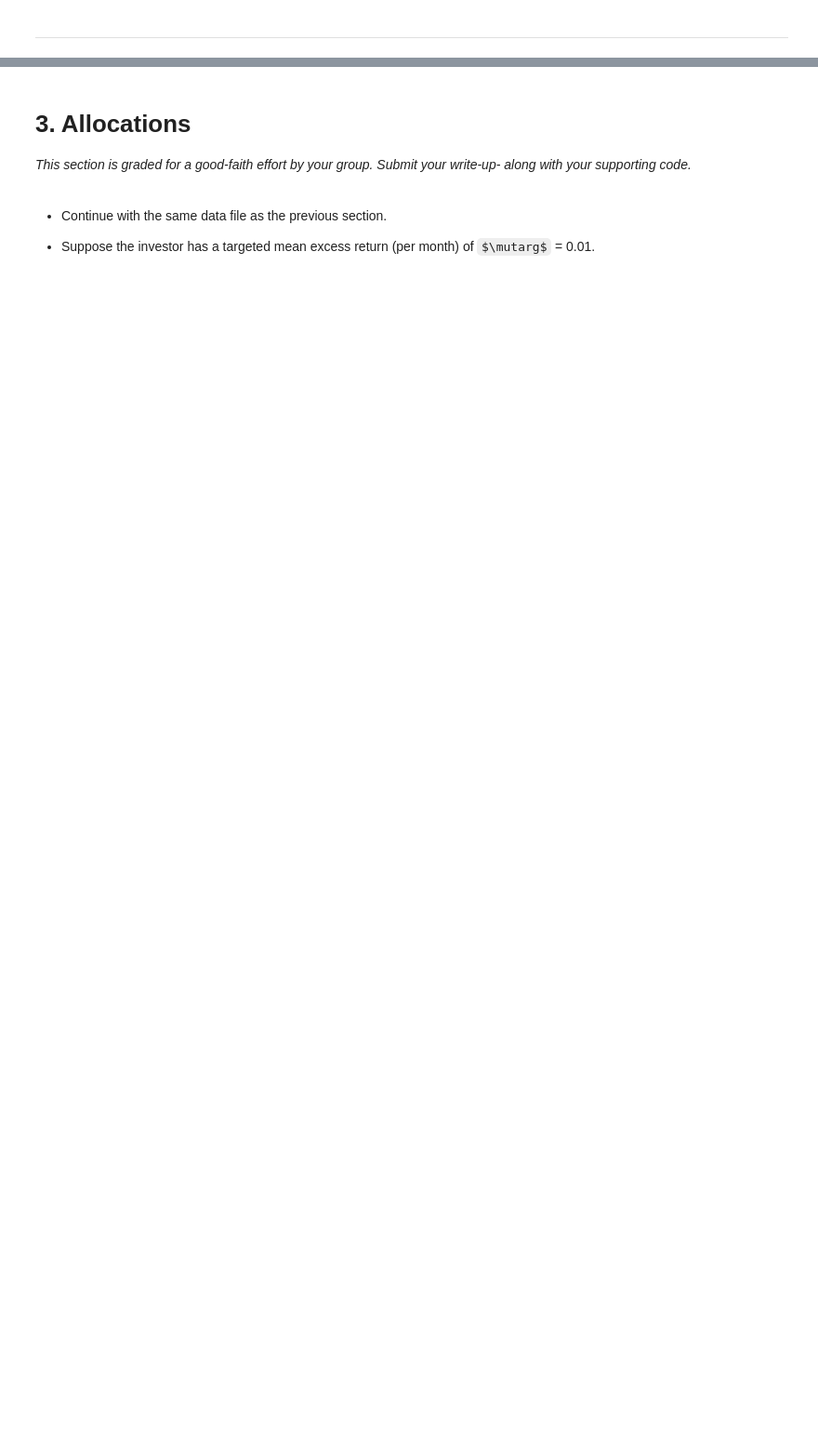
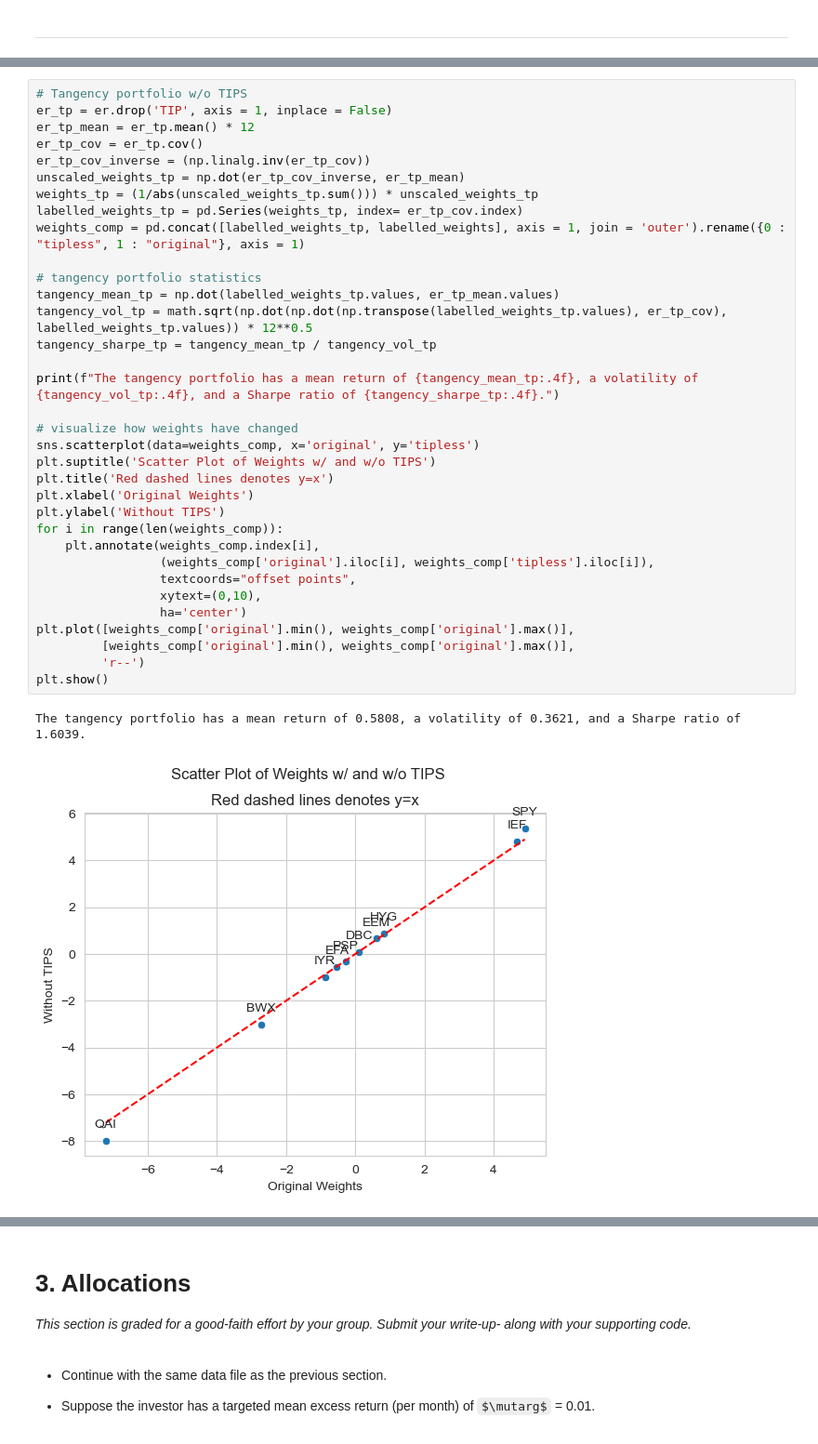
Before and after one commit to arohan96/finm-portfolio-week-1-3, a Jupyter notebook: homework_1/hw1_wickman.ipynb, the cells around one changed output, grey strips where cells are left out. Shown at 93% size. Saved outputs shown, nothing was run; the diff lists cells and outputs as text; some formulas as TeX source; blank space fills up the shorter version.

```diff
--- a/homework_1/hw1_wickman.ipynb
+++ b/homework_1/hw1_wickman.ipynb
@@ -216,0 +263,37 @@ The tangency portfolio has a mean return of 0.0439, a volatility of 0.0948, and
+# %%
+# Tangency portfolio w/o TIPS
+er_tp = er.drop('TIP', axis = 1, inplace = False)
+er_tp_mean = er_tp.mean() * 12
+er_tp_cov = er_tp.cov()
+er_tp_cov_inverse = (np.linalg.inv(er_tp_cov))
+unscaled_weights_tp = np.dot(er_tp_cov_inverse, er_tp_mean)
+weights_tp = (1/abs(unscaled_weights_tp.sum())) * unscaled_weights_tp
+labelled_weights_tp = pd.Series(weights_tp, index= er_tp_cov.index)
+weights_comp = pd.concat([labelled_weights_tp, labelled_weights], axis = 1, join = 'outer').rename({0 : "tipless", 1 : "original"}, axis = 1)
+
+# tangency portfolio statistics
+tangency_mean_tp = np.dot(labelled_weights_tp.values, er_tp_mean.values)
+tangency_vol_tp = math.sqrt(np.dot(np.dot(np.transpose(labelled_weights_tp.values), er_tp_cov), labelled_weights_tp.values)) * 12**0.5
+tangency_sharpe_tp = tangency_mean_tp / tangency_vol_tp
+
+print(f"The tangency portfolio has a mean return of {tangency_mean_tp:.4f}, a volatility of {tangency_vol_tp:.4f}, and a Sharpe ratio of {tangency_sharpe_tp:.4f}.")
+
+# visualize how weights have changed
+sns.scatterplot(data=weights_comp, x='original', y='tipless')
+plt.suptitle('Scatter Plot of Weights w/ and w/o TIPS')
+plt.title('Red dashed lines denotes y=x')
+plt.xlabel('Original Weights')
+plt.ylabel('Without TIPS')
+for i in range(len(weights_comp)):
+    plt.annotate(weights_comp.index[i],
+                 (weights_comp['original'].iloc[i], weights_comp['tipless'].iloc[i]),
+                 textcoords="offset points",
+                 xytext=(0,10),
+                 ha='center')
+plt.plot([weights_comp['original'].min(), weights_comp['original'].max()],
+         [weights_comp['original'].min(), weights_comp['original'].max()],
+         'r--')
+plt.show()
+# %% [output]
+The tangency portfolio has a mean return of 0.5808, a volatility of 0.3621, and a Sharpe ratio of 1.6039.
+[figure, added]
```
Also changed, not shown: parts of 16 cells of this notebook.
